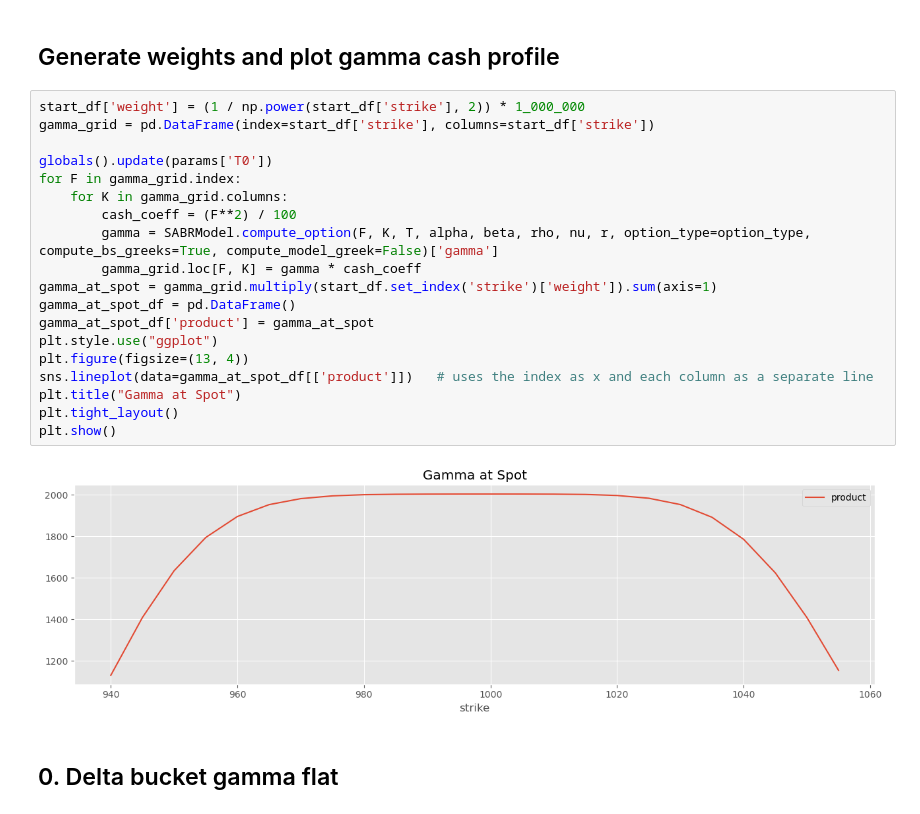
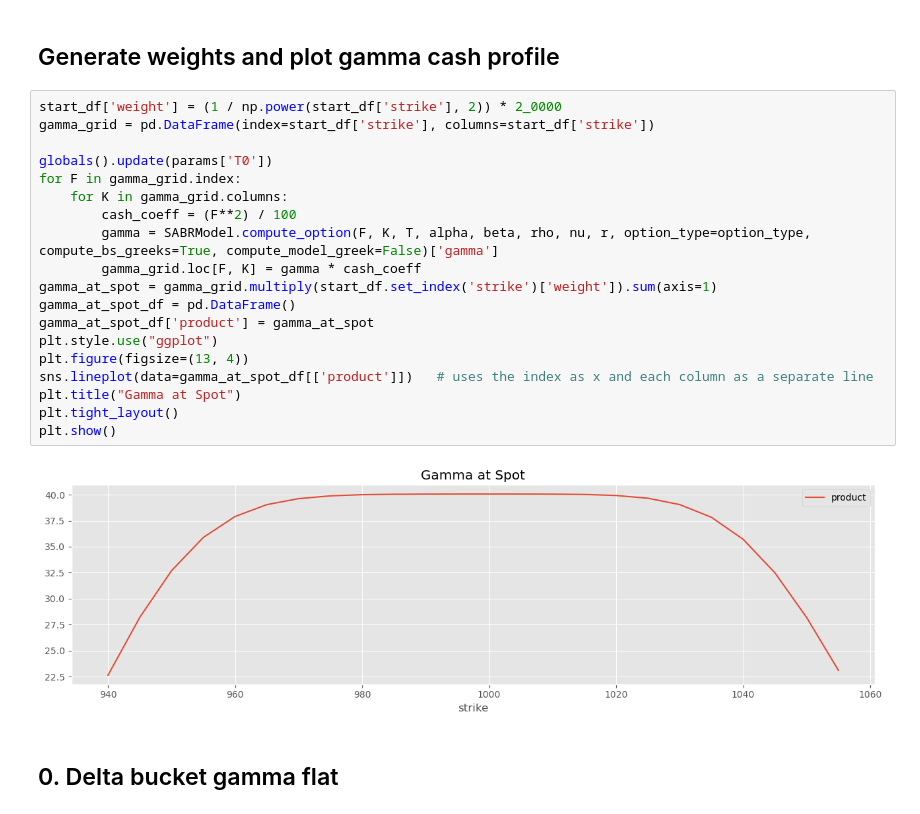
Before and after one commit to kevinlaventure/python_code, a Jupyter notebook: portfolio_reduction.ipynb, the cells around one changed output. Saved outputs shown, nothing was run; the diff lists cells and outputs as text.

```diff
--- a/portfolio_reduction.ipynb
+++ b/portfolio_reduction.ipynb
@@ -599,26 +599,26 @@ start_df = results[results['index']=='T0'].reset_index(drop=True)
 # %% [markdown]
 ## Generate weights and plot gamma cash profile
 # %%
-start_df['weight'] = (1 / np.power(start_df['strike'], 2)) * 1_000_000
+start_df['weight'] = (1 / np.power(start_df['strike'], 2)) * 2_0000
 gamma_grid = pd.DataFrame(index=start_df['strike'], columns=start_df['strike'])
 
 globals().update(params['T0'])
 for F in gamma_grid.index:
     for K in gamma_grid.columns:
         cash_coeff = (F**2) / 100
         gamma = SABRModel.compute_option(F, K, T, alpha, beta, rho, nu, r, option_type=option_type, compute_bs_greeks=True, compute_model_greek=False)['gamma']
         gamma_grid.loc[F, K] = gamma * cash_coeff
 gamma_at_spot = gamma_grid.multiply(start_df.set_index('strike')['weight']).sum(axis=1)
 gamma_at_spot_df = pd.DataFrame()
 gamma_at_spot_df['product'] = gamma_at_spot
 plt.style.use("ggplot")
 plt.figure(figsize=(13, 4))
 sns.lineplot(data=gamma_at_spot_df[['product']])   # uses the index as x and each column as a separate line
 plt.title("Gamma at Spot")
 plt.tight_layout()
 plt.show()
 # %% [output]
-[figure, old version]
+[figure, new version]
 # %% [markdown]
 ## 0. Delta bucket gamma flat
 # %% [markdown]
```
Also changed, not shown: parts of 20 cells of this notebook.
